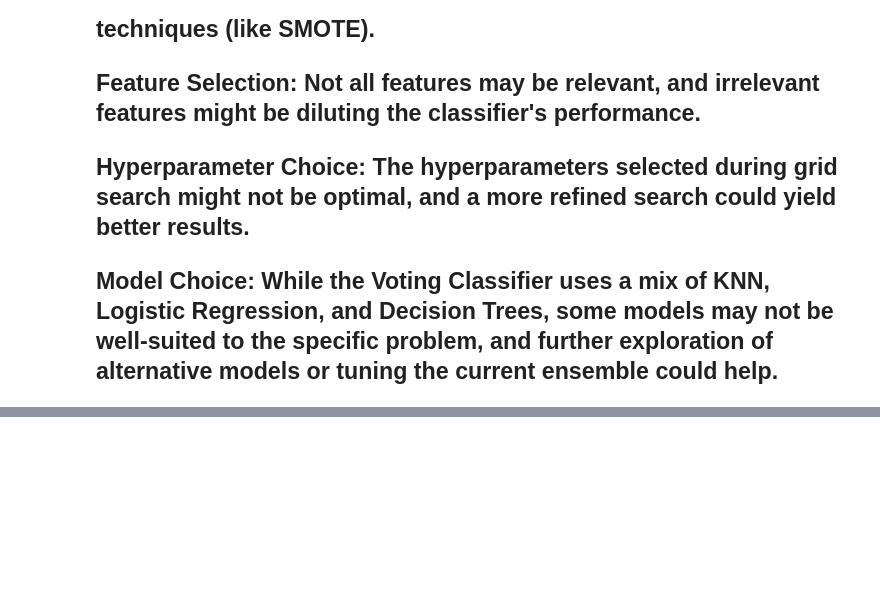
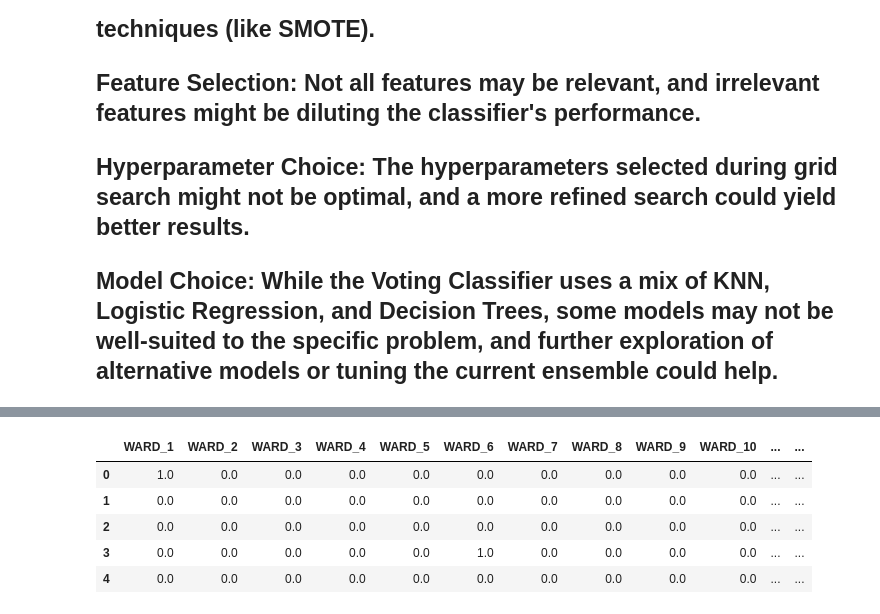
Before and after one commit to soulseekqt/risky_predictive_policing, a Jupyter notebook: notebooks/modeling_SA.ipynb, the cells around one changed output, grey strips where cells are left out. Drawn from its saved outputs; the diff is of its cells as text; code cells hidden in the pictures; blank space fills up the shorter version.

```diff
--- a/notebooks/modeling_SA.ipynb
+++ b/notebooks/modeling_SA.ipynb
@@ -716,0 +959,80 @@ MOTOR VEHICLE THEFT       0.15      0.22      0.18      6699
+# %%
+import pandas as pd
+import numpy as np
+from sklearn.model_selection import train_test_split
+from sklearn.preprocessing import OneHotEncoder, StandardScaler
+from sklearn.compose import ColumnTransformer
+from sklearn.pipeline import Pipeline
+
+# Load the dataset
+data = pd.read_csv("../raw_data/preprocessed_chicago.csv")
+
+# Drop unnecessary columns (like 'DATE OF OCCURRENCE')
+#data = data.drop(columns=['DATE OF OCCURRENCE'])
+
+# Step 1: Define target and features
+target = 'OFFENSES'
+X = data.drop(columns=[target])  # Drop target column
+y = data[target]  # Extract target column
+
+# Step 2: Remove LONGITUDE and LATITUDE if they exist
+if 'LONGITUDE' in X.columns and 'LATITUDE' in X.columns:
+    X = X.drop(columns=['LONGITUDE', 'LATITUDE'])
+
+# Step 3: One-Hot Encoding and Standardize 'WARD' feature
+categorical_cols = ['WARD'] if 'WARD' in X.columns else []
+numerical_cols = [col for col in X.columns if col not in categorical_cols and col != 'TIME ENCODED']
+
+# Step 4: Sin-Cos Transformation for "TIME ENCODED"
+# Assuming "TIME ENCODED" represents a cyclical feature with 6 different categories
+if 'TIME ENCODED' in X.columns:
+    time_col = X['TIME ENCODED']
+    X['TIME_ENCODED_sin'] = np.sin(2 * np.pi * time_col / 6)  # Cyclical encoding
+    X['TIME_ENCODED_cos'] = np.cos(2 * np.pi * time_col / 6)
+    X = X.drop(columns=['TIME ENCODED'])  # Drop the original TIME ENCODED column
+
+# Preprocessing pipeline with handling of both categorical and numerical features
+preprocessor = ColumnTransformer(
+    transformers=[
+        ('cat', OneHotEncoder(handle_unknown='ignore', sparse_output=False), categorical_cols),  # One-hot encode WARD
+        ('num', StandardScaler(), numerical_cols)  # Standardize numerical features
+    ],
+    remainder='passthrough'  # Keeps other columns as is, in case there are other features
+)
+
+# Apply preprocessing pipeline to the features
+X_processed = preprocessor.fit_transform(X)
+
+# Step 5: Train-Test Split (70-30) with Stratification
+X_train, X_test, y_train, y_test = train_test_split(
+    X_processed, y, test_size=0.3, random_state=42, stratify=y
+)
+
+# Step 6: Get the feature names after the transformations
+cat_feature_names = preprocessor.transformers_[0][1].get_feature_names_out(categorical_cols).tolist()  # One-hot encoded feature names
+num_feature_names = numerical_cols  # The numerical features that were standardized
+
+# Add the sin/cos encoded feature names
+time_encoded_feature_names = ['TIME_ENCODED_sin', 'TIME_ENCODED_cos']
+
+# Combine categorical, numerical, and sin/cos feature names
+all_feature_names = cat_feature_names + num_feature_names + time_encoded_feature_names
+
+# Check the shape of X_train and feature names
+print("Shape of X_train:", X_train.shape)
+print("Number of feature names:", len(all_feature_names))
+
+# Debugging: Print the first few rows of transformed data to ensure it's correct
+print("First few rows of X_train after transformation:")
+print(X_train[:5])  # Display first 5 rows of transformed data
+
+# Check if the number of feature names matches the number of columns in X_train
+if X_train.shape[1] != len(all_feature_names):
+    print(f"Mismatch: X_train has {X_train.shape[1]} columns, but {len(all_feature_names)} feature names.")
+else:
+    # Create DataFrame with processed feature columns
+    X_train_df = pd.DataFrame(X_train, columns=all_feature_names)
+    print(X_train_df.head())
+
+X_train_df.head()
+# %% [output]
@@ -716,0 +1056,6 @@ MOTOR VEHICLE THEFT       0.15      0.22      0.18      6699
+|  | WARD_1 | WARD_2 | WARD_3 | WARD_4 | WARD_5 | WARD_6 | WARD_7 | WARD_8 | WARD_9 | WARD_10 | ... | ... |
+| 0 | 1.0 | 0.0 | 0.0 | 0.0 | 0.0 | 0.0 | 0.0 | 0.0 | 0.0 | 0.0 | ... | ... |
+| 1 | 0.0 | 0.0 | 0.0 | 0.0 | 0.0 | 0.0 | 0.0 | 0.0 | 0.0 | 0.0 | ... | ... |
+| 2 | 0.0 | 0.0 | 0.0 | 0.0 | 0.0 | 0.0 | 0.0 | 0.0 | 0.0 | 0.0 | ... | ... |
+| 3 | 0.0 | 0.0 | 0.0 | 0.0 | 0.0 | 1.0 | 0.0 | 0.0 | 0.0 | 0.0 | ... | ... |
+| 4 | 0.0 | 0.0 | 0.0 | 0.0 | 0.0 | 0.0 | 0.0 | 0.0 | 0.0 | 0.0 | ... | ... |
```
Also changed, not shown: parts of 19 cells of this notebook, 1 other file.
